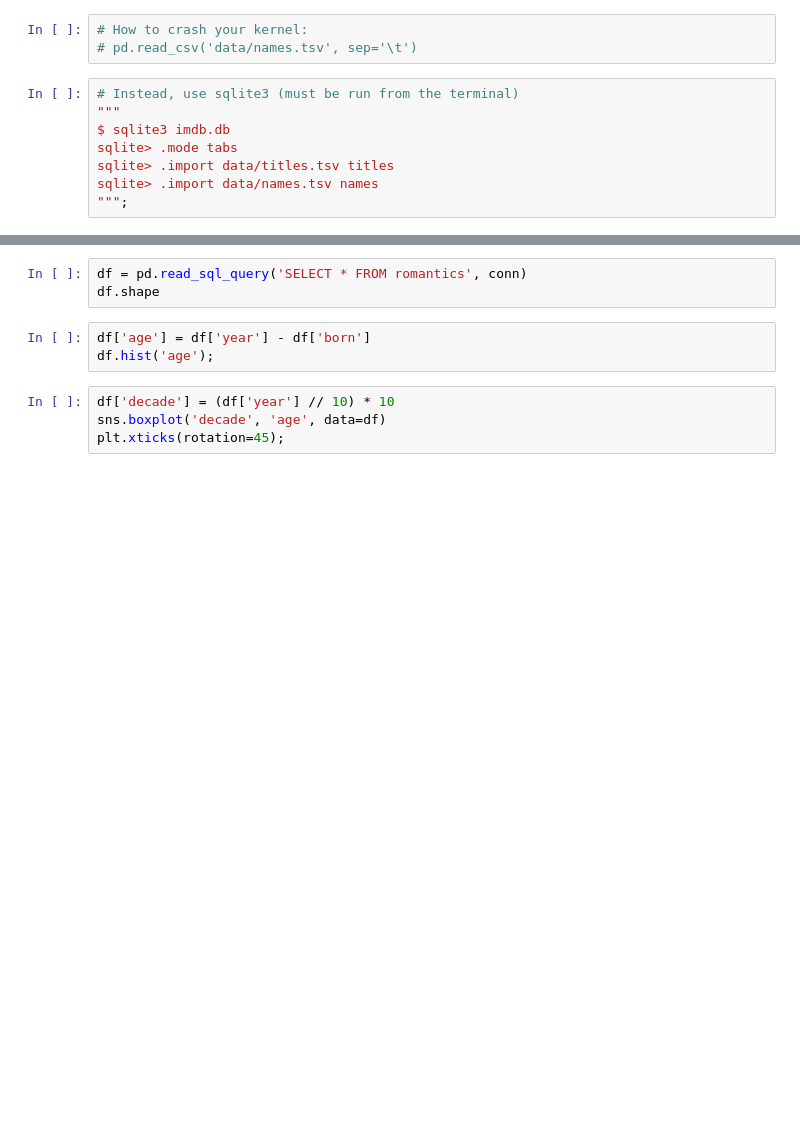
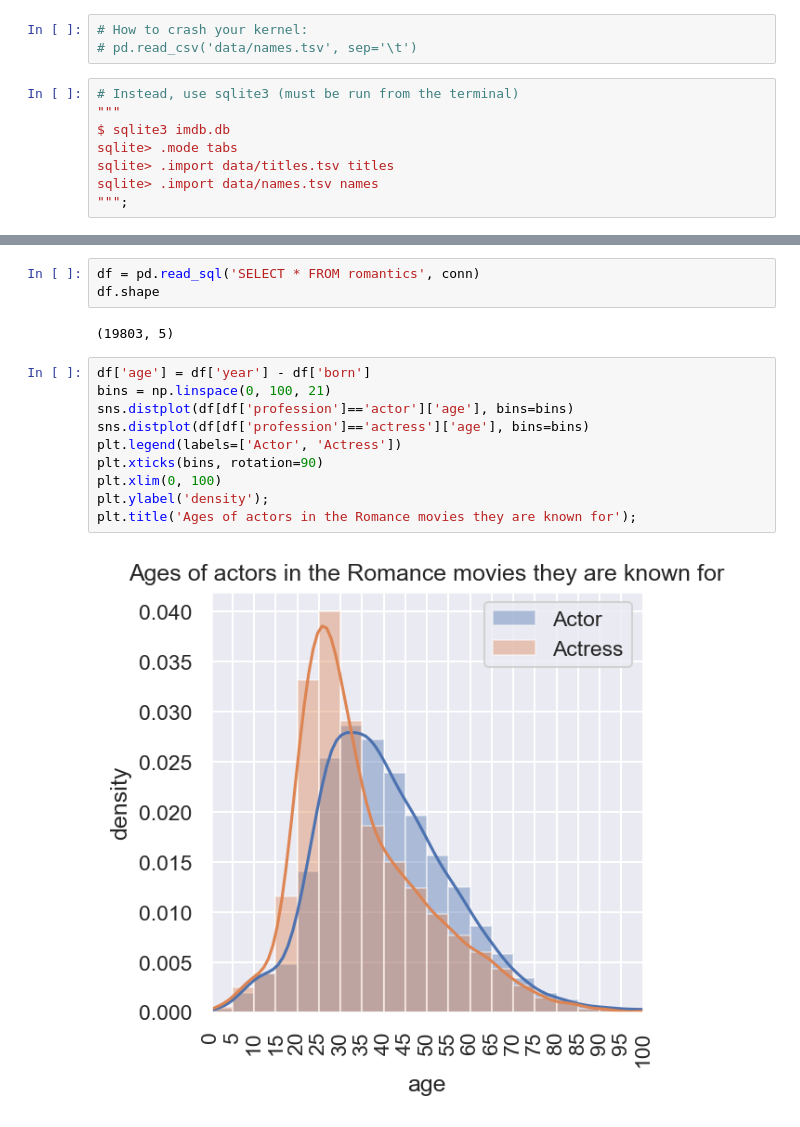
Before and after one commit to zhugeyicixin/DataSci200, a Jupyter notebook: lectures/lec08/SQL.ipynb, the cells around one changed output, grey strips where cells are left out. Saved outputs shown, nothing was run; the diff lists cells and outputs as text; blank space fills up the shorter version.

```diff
--- a/lectures/lec08/SQL.ipynb
+++ b/lectures/lec08/SQL.ipynb
@@ -192,10 +422,17 @@ print_sql('SELECT * FROM romantics LIMIT 10')
 # %%
-df = pd.read_sql_query('SELECT * FROM romantics', conn)
+df = pd.read_sql('SELECT * FROM romantics', conn)
 df.shape
+# %% [output]
+(19803, 5)
-# %%
-df['age'] = df['year'] - df['born']
-df.hist('age');
-# %%
-df['decade'] = (df['year'] // 10) * 10
-sns.boxplot('decade', 'age', data=df)
-plt.xticks(rotation=45);
+# %%
+df['age'] = df['year'] - df['born']
+bins = np.linspace(0, 100, 21)
+sns.distplot(df[df['profession']=='actor']['age'], bins=bins)
+sns.distplot(df[df['profession']=='actress']['age'], bins=bins)
+plt.legend(labels=['Actor', 'Actress'])
+plt.xticks(bins, rotation=90)
+plt.xlim(0, 100)
+plt.ylabel('density');
+plt.title('Ages of actors in the Romance movies they are known for');
+# %% [output]
+[figure, added]
```
Also changed, not shown: parts of 27 cells of this notebook, 10 other files.
